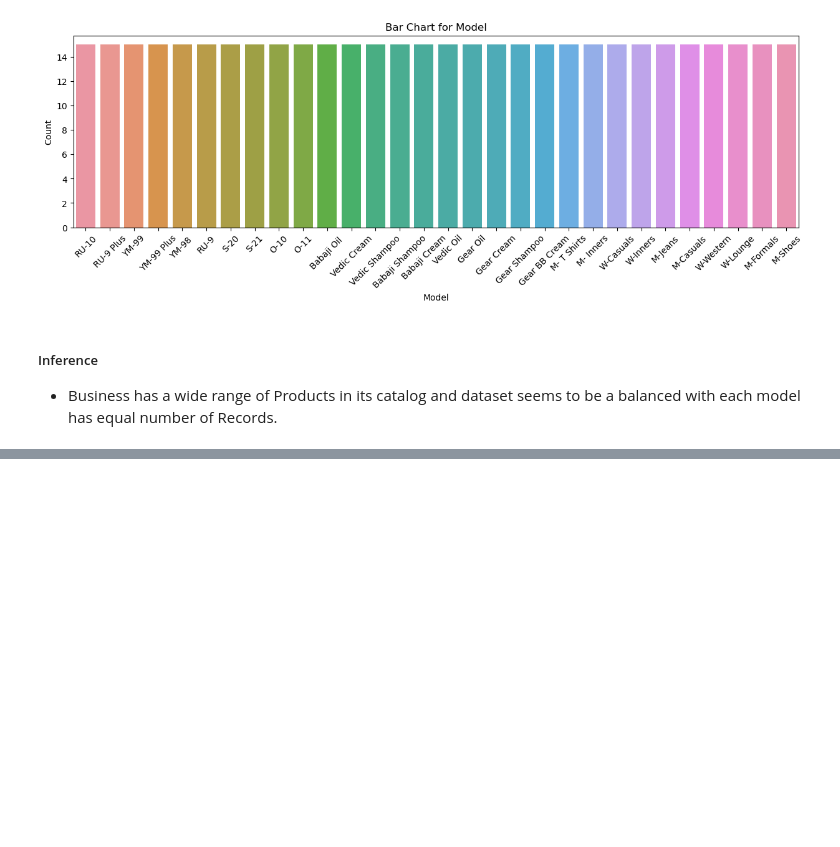
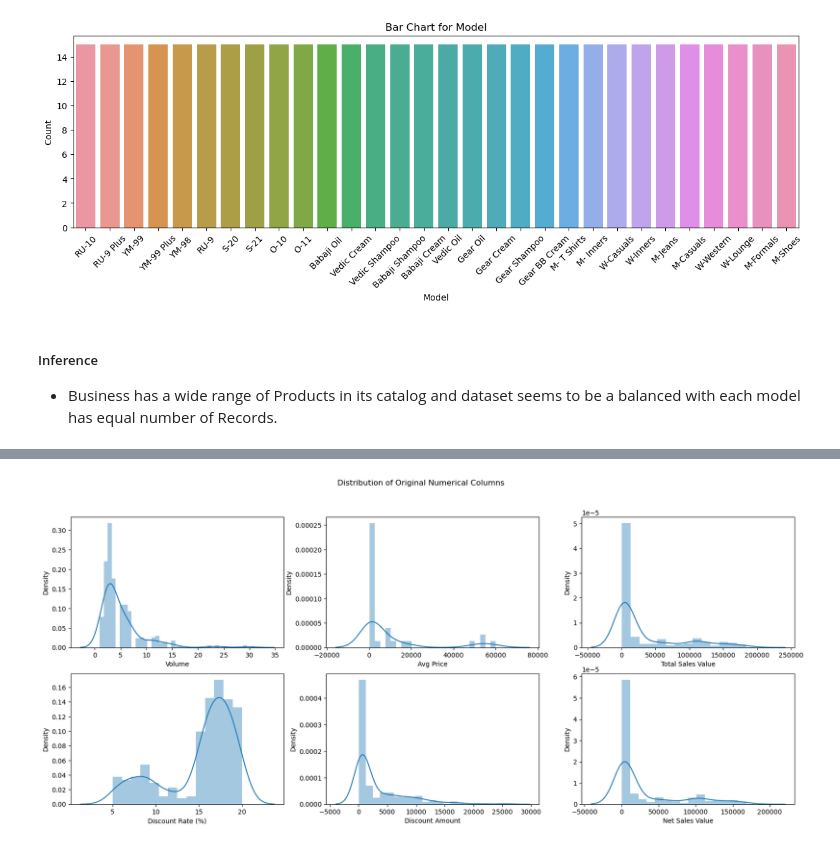
Before and after one commit to Priyanshu501/Assignments, a Jupyter notebook: Basic stats - 1/Basic_Stats-1.ipynb, the cells around one changed output, grey strips where cells are left out. Drawn from its saved outputs; the diff is of its cells as text; code cells hidden in the pictures; blank space fills up the shorter version.

```diff
--- a/Basic stats - 1/Basic_Stats-1.ipynb
+++ b/Basic stats - 1/Basic_Stats-1.ipynb
@@ -51,0 +35,3 @@ numcol
+# %%
+numcol = df.select_dtypes(include=['float64', 'int64'])
+numcol
@@ -442,0 +473,12 @@ plt.show()
+# %%
+fig, axs = plt.subplots(2,3, figsize=(20,8))
+sns.distplot(numcol['Volume'], ax=axs[0,0])
+sns.distplot(numcol['Avg Price'], ax=axs[0,1])
+sns.distplot(numcol['Total Sales Value'], ax=axs[0,2])
+sns.distplot(numcol['Discount Rate (%)'], ax=axs[1,0])
+sns.distplot(numcol['Discount Amount'], ax=axs[1,1])
+sns.distplot(numcol['Net Sales Value'], ax=axs[1,2])
+plt.suptitle('Distribution of Original Numerical Columns')
+plt.show()
+# %% [output]
+[figure, added]
```
Also changed, not shown: parts of 9 cells of this notebook.
